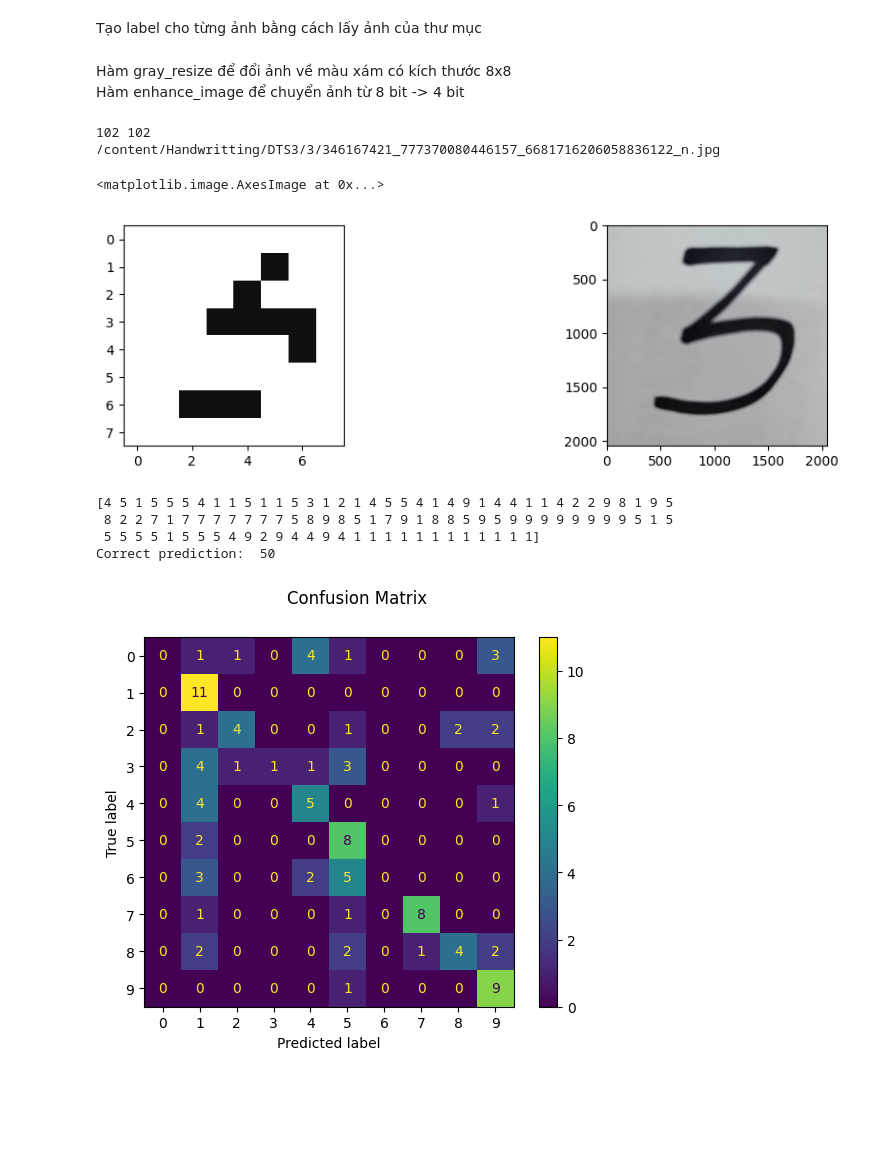
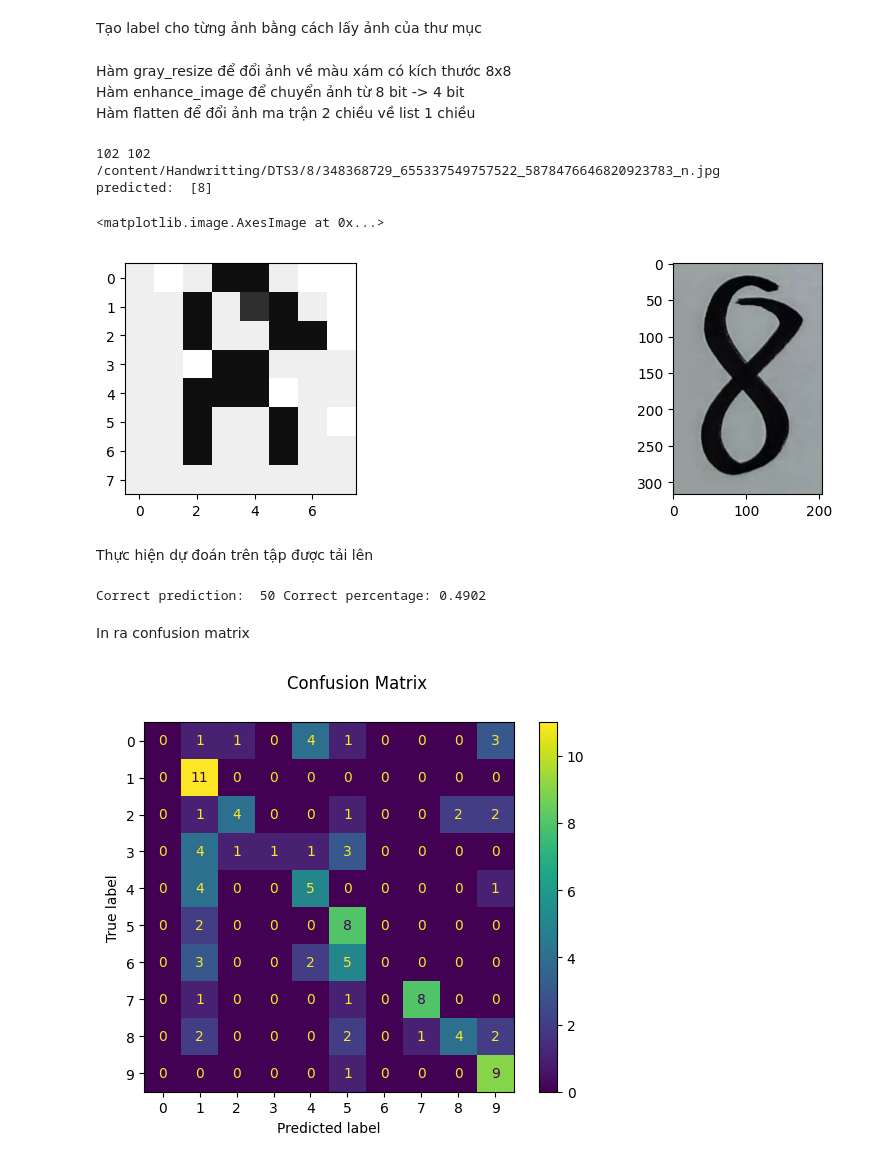
Before and after one commit to phongidoit/CS114, a Jupyter notebook: MNIST.ipynb, the cells around one changed output. Cells and saved outputs as stored; diff of their text form; code cells hidden in the pictures; blank space fills up the shorter version.

```diff
--- a/MNIST.ipynb
+++ b/MNIST.ipynb
@@ -151,7 +150,8 @@ for dir in [f.path for f in os.scandir(path) if f.is_dir()]:
 labels= [int(ele) for ele in labels]
 # %% [markdown]
 Hàm gray_resize để đổi ảnh về màu xám có kích thước 8x8\
-Hàm enhance_image để chuyển ảnh từ 8 bit -> 4 bit
+Hàm enhance_image để chuyển ảnh từ 8 bit -> 4 bit\
+Hàm flatten để đổi ảnh ma trận 2 chiều về list 1 chiều
 # %%
 import cv2
 def gray_resize(img_source):
@@ -166,7 +166,7 @@ def enhance_image(img):
   for i in range(8):
     for k in range(8):
         img[i][k] = 16 - int(img[i][k]/256*16)
-        if img[i][k]<=5:
+        if img[i][k]<=7:
           img[i][k] = max(img[i][k]-6, 0)
         else:
           img[i][k] = min(img[i][k]+5, 15)
@@ -181,20 +181,22 @@ def flatten(img):
 # %%
 import cv2
 print(len(X), len(labels))
-index= 14
+index= 59
 
 print(X[index])
 im = X[index]
 im = gray_resize(img_source= im)
 im = enhance_image(im)
+print("predicted: ", clf.predict([flatten(im)]))
 
 plt.figure(figsize=(12,3))
 plt.subplot(1,2,1)
 plt.imshow(im, cmap=plt.cm.gray_r, interpolation="nearest",vmin=0, vmax=16)
 plt.subplot(1,2,2)
 plt.imshow(cv2.imread(X[index]))
 # %% [output]
 102 102
-/content/Handwritting/DTS3/3/346167421_777370080446157_6681716206058836122_n.jpg
+/content/Handwritting/DTS3/8/348368729_655337549757522_5878476646820923783_n.jpg
+predicted:  [8]
 <matplotlib.image.AxesImage at 0x...>
-[figure, old version]
+[figure, new version]
@@ -204,18 +203,19 @@ for row in im:
+# %% [markdown]
+Thực hiện dự đoán trên tập được tải lên
 # %%
 X_img = [flatten(enhance_image(gray_resize(img_source=img_path))) for img_path in X]
 y_pred= clf.predict(X_img)
-print(y_pred)
+#print(y_pred)
 
 correct_guess=0
 for i in range(len(y_pred)):
   if y_pred[i] == labels[i]:
     correct_guess += 1
-print("Correct prediction: ",correct_guess)
+print("Correct prediction: ",correct_guess, "\t|Correct percentage:", f'{correct_guess/len(y_pred):.4f}')
 # %% [output]
-[4 5 1 5 5 5 4 1 1 5 1 1 5 3 1 2 1 4 5 5 4 1 4 9 1 4 4 1 1 4 2 2 9 8 1 9 5
- 8 2 2 7 1 7 7 7 7 7 7 7 5 8 9 8 5 1 7 9 1 8 8 5 9 5 9 9 9 9 9 9 9 9 5 1 5
- 5 5 5 5 1 5 5 5 4 9 2 9 4 4 9 4 1 1 1 1 1 1 1 1 1 1 1 1]
-Correct prediction:  50
+Correct prediction:  50 Correct percentage: 0.4902
+# %% [markdown]
+In ra confusion matrix
 # %%
 disp = metrics.ConfusionMatrixDisplay.from_predictions(labels, y_pred)
 disp.figure_.suptitle("Confusion Matrix")
```
Also changed, not shown: parts of 6 cells of this notebook.
